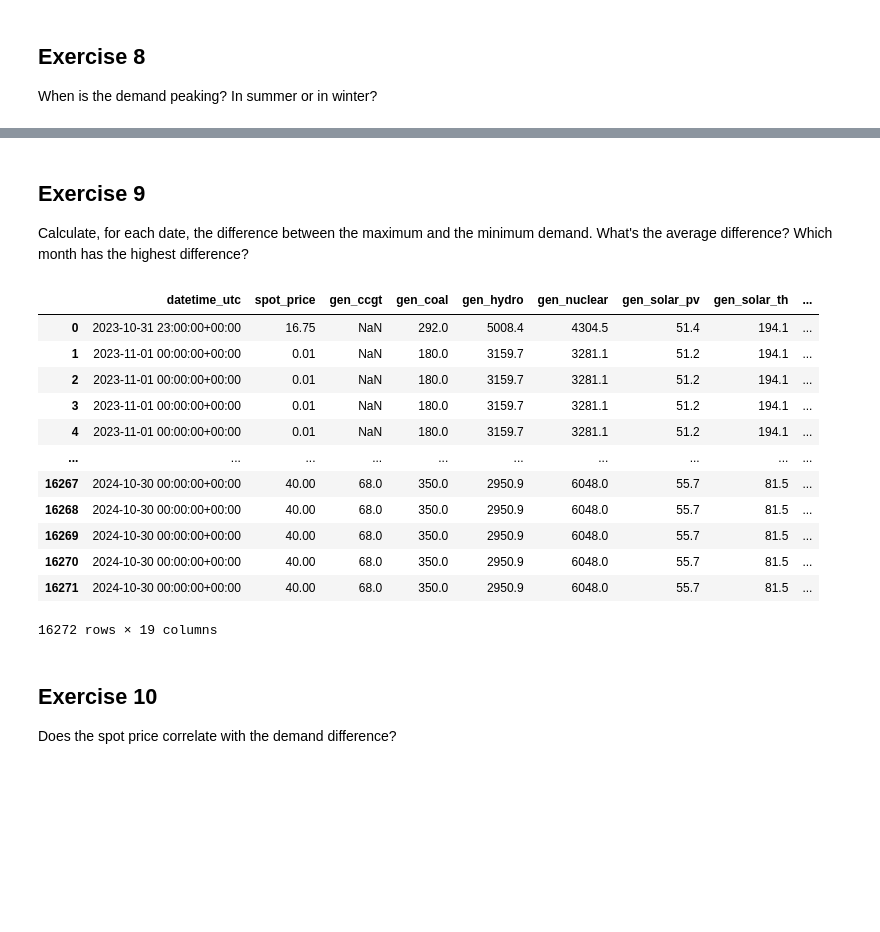
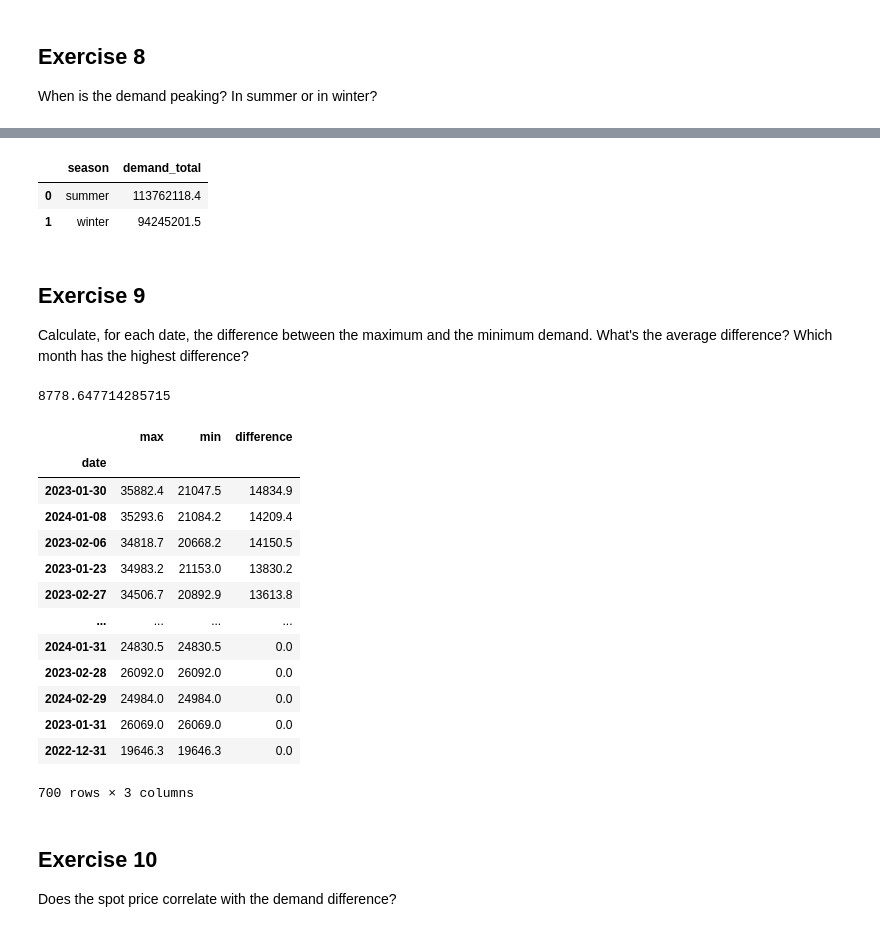
Before and after one commit to BOYSABIO/IE-University, a Jupyter notebook: IE_MASTERS/7_PYTHON_FOR_DATA_ANALYSIS/s18_pandas_practice.ipynb, the cells around one changed output, grey strips where cells are left out. Drawn from its saved outputs; the diff is of its cells as text; code cells hidden in the pictures; blank space fills up the shorter version.

```diff
--- a/IE_MASTERS/7_PYTHON_FOR_DATA_ANALYSIS/s18_pandas_practice.ipynb
+++ b/IE_MASTERS/7_PYTHON_FOR_DATA_ANALYSIS/s18_pandas_practice.ipynb
@@ -26,7 +26,7 @@ Power market data from Spain.
 # %%
 import pandas as pd
 
-energy = pd.read_csv('df_final.csv')
+energy = pd.read_csv('C:/Users/SABIO/Documents/GitHub/IE-University/CSV_FILES/df_final.csv')
 
 energy.head()
 # %% [output]
@@ -162,0 +168,9 @@ NameError: name 'energy' is not defined
+# %%
+# Months 6-8 = summer
+# Months 12-2 = winter
+import numpy as np
+
+# Using np.where for multiple conditions
+energy['season'] = np.where(energy['month'].isin([6, 7, 8]), 'summer', np.where(energy['month'].isin([12, 1, 2]), 'winter', 'other'))
+
+energy.head(3)
@@ -163,3 +199,9 @@ NameError: name 'energy' is not defined
+# %%
+energy[energy['season'].isin(['summer', 'winter'])].groupby('season')['demand_total'].sum().reset_index()
+# %% [output]
+|  | season | demand_total |
+| 0 | summer | 113762118.4 |
+| 1 | winter | 94245201.5 |
 # %% [markdown]
 ## Exercise 9
 
@@ -167,21 +209,31 @@ Calculate, for each date, the difference between the maximum and the minimum dem
 # %%
 energy['date'] = pd.to_datetime(energy['datetime_utc']).dt.date
 
-energy.groupby('date').transform(min)
+energy_max_min = energy.groupby('date')['demand_total'].agg(['max', 'min'])
+
+energy_max_min['difference'] = energy_max_min['max'] - energy_max_min['min']
+
+
+
+print(energy_max_min['difference'].mean())
+
+energy_max_min.sort_values('difference', ascending = False)
 # %% [output]
+8778.647714285715
-|  | datetime_utc | spot_price | gen_ccgt | gen_coal | gen_hydro | gen_nuclear | gen_solar_pv | gen_solar_th | ... |
-| 0 | 2023-10-31 23:00:00+00:00 | 16.75 | NaN | 292.0 | 5008.4 | 4304.5 | 51.4 | 194.1 | ... |
-| 1 | 2023-11-01 00:00:00+00:00 | 0.01 | NaN | 180.0 | 3159.7 | 3281.1 | 51.2 | 194.1 | ... |
-| 2 | 2023-11-01 00:00:00+00:00 | 0.01 | NaN | 180.0 | 3159.7 | 3281.1 | 51.2 | 194.1 | ... |
-| 3 | 2023-11-01 00:00:00+00:00 | 0.01 | NaN | 180.0 | 3159.7 | 3281.1 | 51.2 | 194.1 | ... |
-| 4 | 2023-11-01 00:00:00+00:00 | 0.01 | NaN | 180.0 | 3159.7 | 3281.1 | 51.2 | 194.1 | ... |
-| ... | ... | ... | ... | ... | ... | ... | ... | ... | ... |
-| 16267 | 2024-10-30 00:00:00+00:00 | 40.00 | 68.0 | 350.0 | 2950.9 | 6048.0 | 55.7 | 81.5 | ... |
-| 16268 | 2024-10-30 00:00:00+00:00 | 40.00 | 68.0 | 350.0 | 2950.9 | 6048.0 | 55.7 | 81.5 | ... |
-| 16269 | 2024-10-30 00:00:00+00:00 | 40.00 | 68.0 | 350.0 | 2950.9 | 6048.0 | 55.7 | 81.5 | ... |
-| 16270 | 2024-10-30 00:00:00+00:00 | 40.00 | 68.0 | 350.0 | 2950.9 | 6048.0 | 55.7 | 81.5 | ... |
-| 16271 | 2024-10-30 00:00:00+00:00 | 40.00 | 68.0 | 350.0 | 2950.9 | 6048.0 | 55.7 | 81.5 | ... |
+|  | max | min | difference |
+| date |  |  |  |
+| 2023-01-30 | 35882.4 | 21047.5 | 14834.9 |
+| 2024-01-08 | 35293.6 | 21084.2 | 14209.4 |
+| 2023-02-06 | 34818.7 | 20668.2 | 14150.5 |
+| 2023-01-23 | 34983.2 | 21153.0 | 13830.2 |
+| 2023-02-27 | 34506.7 | 20892.9 | 13613.8 |
+| ... | ... | ... | ... |
+| 2024-01-31 | 24830.5 | 24830.5 | 0.0 |
+| 2023-02-28 | 26092.0 | 26092.0 | 0.0 |
+| 2024-02-29 | 24984.0 | 24984.0 | 0.0 |
+| 2023-01-31 | 26069.0 | 26069.0 | 0.0 |
+| 2022-12-31 | 19646.3 | 19646.3 | 0.0 |
-16272 rows × 19 columns
+700 rows × 3 columns
 # %% [markdown]
 ## Exercise 10
 
```
Also changed, not shown: parts of 9 cells of this notebook, 1 other file.
